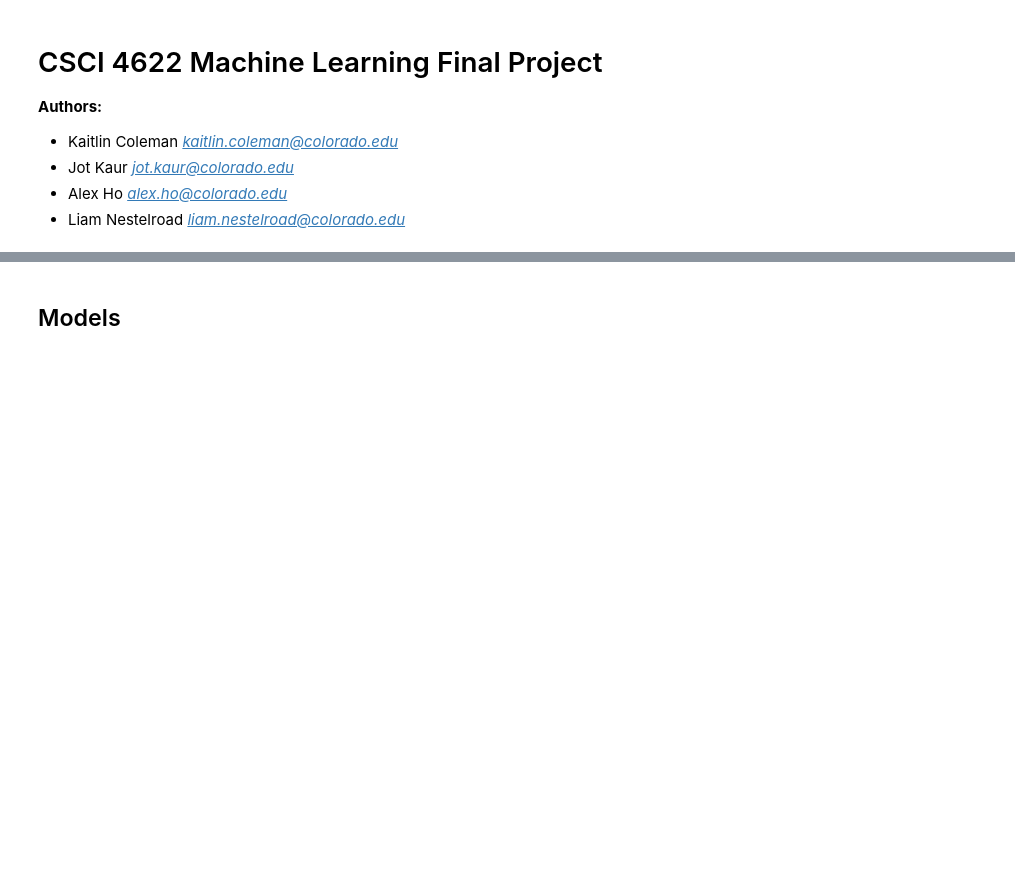
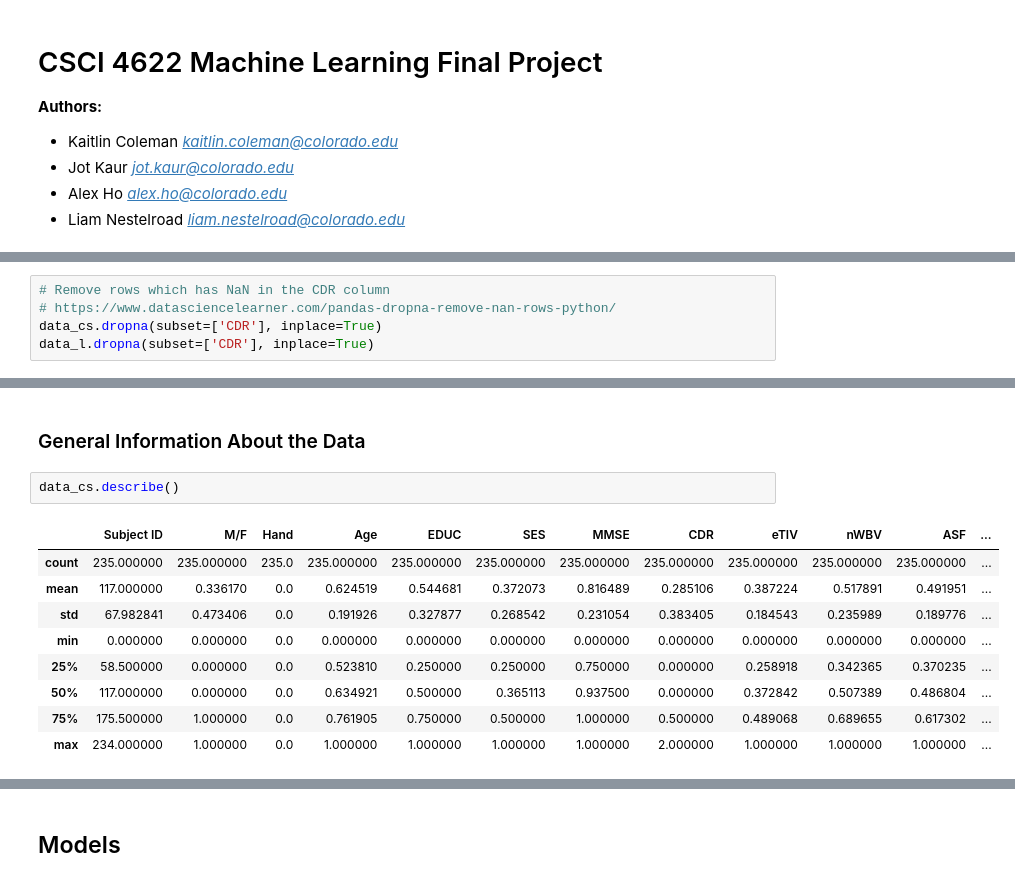
Before and after one commit to lnestelroad/CSCI_4622_MachineLearning, a Jupyter notebook: Final_Project.ipynb, the cells around one changed output, grey strips where cells are left out. Saved outputs shown, nothing was run; the diff lists cells and outputs as text; blank space fills up the shorter version.

```diff
--- a/Final_Project.ipynb
+++ b/Final_Project.ipynb
@@ -29,0 +78,5 @@ TensorFlow version: 2.4.1
+# %%
+# Remove rows which has NaN in the CDR column
+# https://www.datasciencelearner.com/pandas-dropna-remove-nan-rows-python/
+data_cs.dropna(subset=['CDR'], inplace=True)
+data_l.dropna(subset=['CDR'], inplace=True)
@@ -29,0 +132,14 @@ TensorFlow version: 2.4.1
+# %% [markdown]
+### General Information About the Data
+# %%
+data_cs.describe()
+# %% [output]
+|  | Subject ID | M/F | Hand | Age | EDUC | SES | MMSE | CDR | eTIV | nWBV | ASF | ... |
+| count | 235.000000 | 235.000000 | 235.0 | 235.000000 | 235.000000 | 235.000000 | 235.000000 | 235.000000 | 235.000000 | 235.000000 | 235.000000 | ... |
+| mean | 117.000000 | 0.336170 | 0.0 | 0.624519 | 0.544681 | 0.372073 | 0.816489 | 0.285106 | 0.387224 | 0.517891 | 0.491951 | ... |
+| std | 67.982841 | 0.473406 | 0.0 | 0.191926 | 0.327877 | 0.268542 | 0.231054 | 0.383405 | 0.184543 | 0.235989 | 0.189776 | ... |
+| min | 0.000000 | 0.000000 | 0.0 | 0.000000 | 0.000000 | 0.000000 | 0.000000 | 0.000000 | 0.000000 | 0.000000 | 0.000000 | ... |
+| 25% | 58.500000 | 0.000000 | 0.0 | 0.523810 | 0.250000 | 0.250000 | 0.750000 | 0.000000 | 0.258918 | 0.342365 | 0.370235 | ... |
+| 50% | 117.000000 | 0.000000 | 0.0 | 0.634921 | 0.500000 | 0.365113 | 0.937500 | 0.000000 | 0.372842 | 0.507389 | 0.486804 | ... |
+| 75% | 175.500000 | 1.000000 | 0.0 | 0.761905 | 0.750000 | 0.500000 | 1.000000 | 0.500000 | 0.489068 | 0.689655 | 0.617302 | ... |
+| max | 234.000000 | 1.000000 | 0.0 | 1.000000 | 1.000000 | 1.000000 | 1.000000 | 2.000000 | 1.000000 | 1.000000 | 1.000000 | ... |
```
Also changed, not shown: parts of 26 cells of this notebook.
